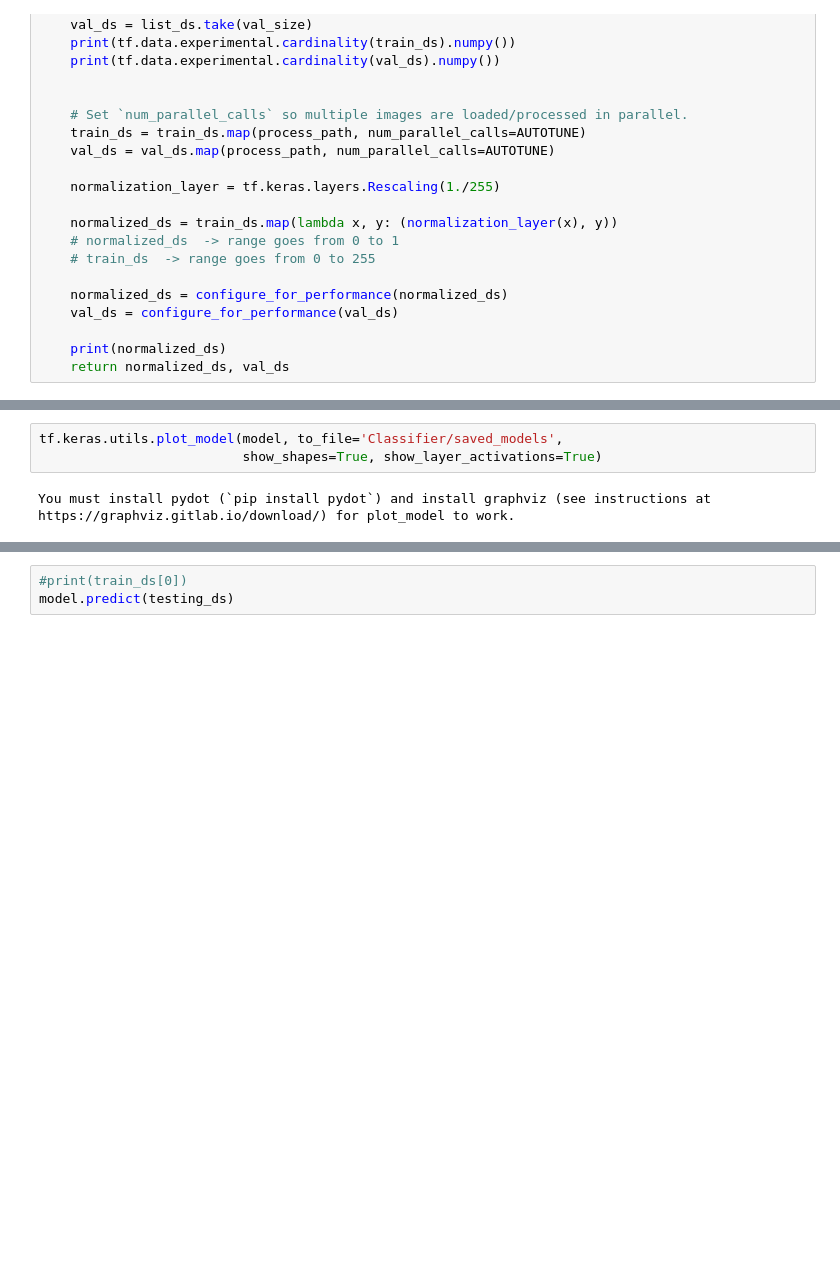
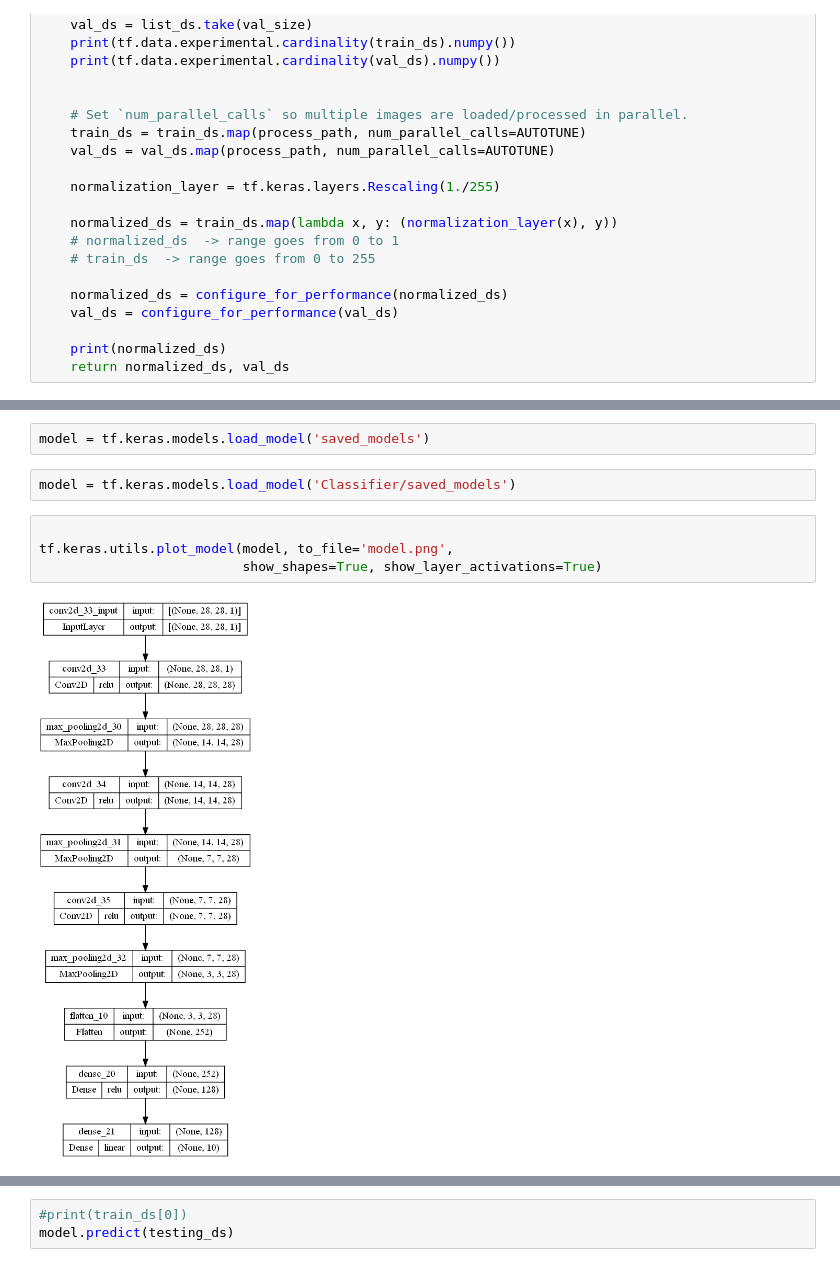
Before and after one commit to gugajazz/Classifier_AI, a Jupyter notebook: Classifier_Training.ipynb, the cells around one changed output, grey strips where cells are left out. Cells and saved outputs as stored; diff of their text form; blank space fills up the shorter version.

Commit message:
graph works now?

```diff
--- a/Classifier_Training.ipynb
+++ b/Classifier_Training.ipynb
@@ -203,8 +213,13 @@ Trainable params: 35,354
 Non-trainable params: 0
 _________________________________________________________________
-# %%
-tf.keras.utils.plot_model(model, to_file='Classifier/saved_models',
-                          show_shapes=True, show_layer_activations=True)
-# %% [output]
-You must install pydot (`pip install pydot`) and install graphviz (see instructions at https://graphviz.gitlab.io/download/) for plot_model to work.
+# %%
+model = tf.keras.models.load_model('saved_models')
+# %%
+model = tf.keras.models.load_model('Classifier/saved_models')
+# %%
+
+tf.keras.utils.plot_model(model, to_file='model.png',
+                          show_shapes=True, show_layer_activations=True)
+# %% [output]
+[figure, added]
 # %%
```
Also changed, not shown: parts of 15 cells of this notebook, 4 other files.
